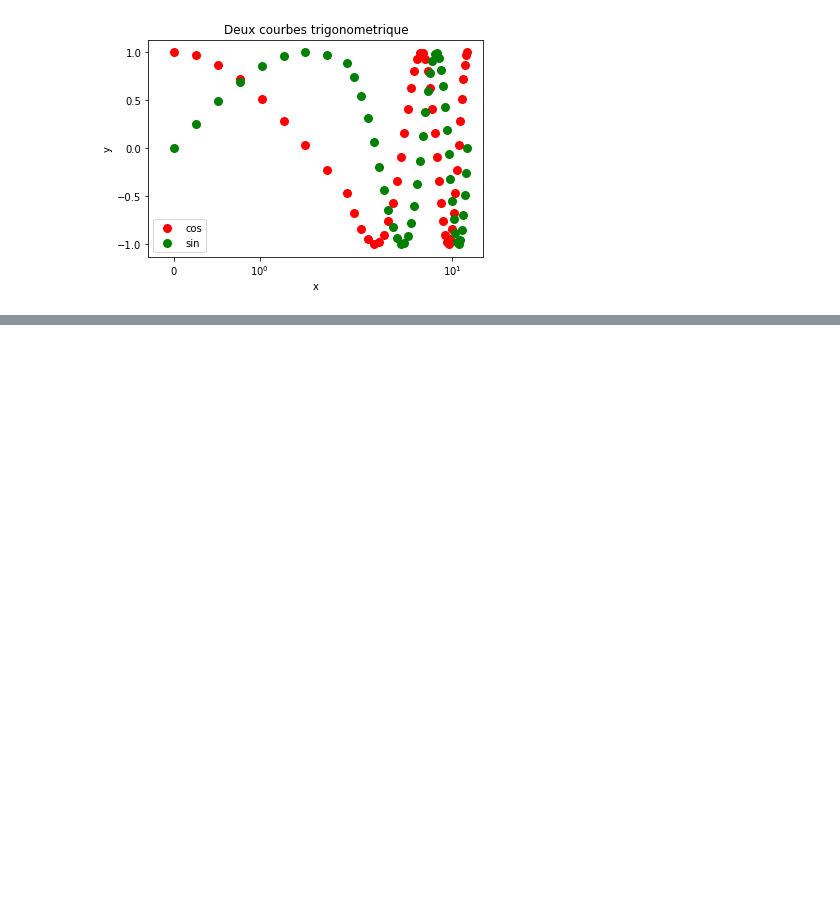
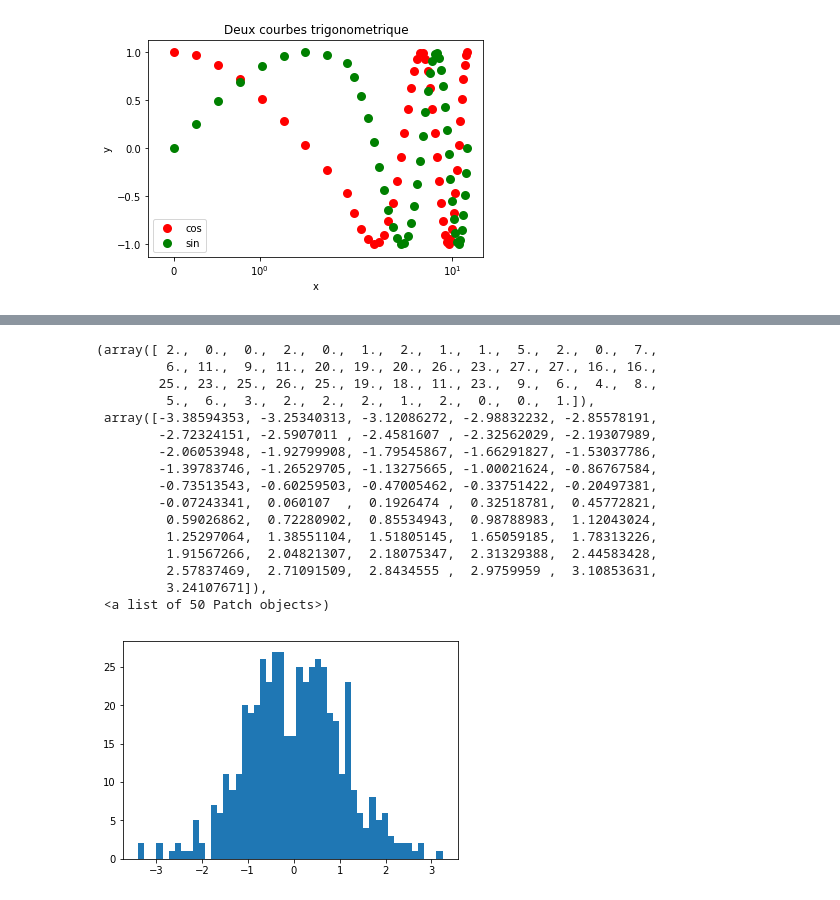
Before and after one commit to alexanderbuchholz/formation_utt, a Jupyter notebook: 2_matplotlib.ipynb, the cells around one changed output, grey strips where cells are left out. Saved outputs shown, nothing was run; the diff lists cells and outputs as text; code cells hidden in the pictures; blank space fills up the shorter version.

```diff
--- a/2_matplotlib.ipynb
+++ b/2_matplotlib.ipynb
@@ -44,0 +62,20 @@ plt.xscale('symlog')
+# %%
+plt.hist(X[1,:], bins=50)
+# %% [output]
+(array([ 2.,  0.,  0.,  2.,  0.,  1.,  2.,  1.,  1.,  5.,  2.,  0.,  7.,
+         6., 11.,  9., 11., 20., 19., 20., 26., 23., 27., 27., 16., 16.,
+        25., 23., 25., 26., 25., 19., 18., 11., 23.,  9.,  6.,  4.,  8.,
+         5.,  6.,  3.,  2.,  2.,  2.,  1.,  2.,  0.,  0.,  1.]),
+ array([-3.38594353, -3.25340313, -3.12086272, -2.98832232, -2.85578191,
+        -2.72324151, -2.5907011 , -2.4581607 , -2.32562029, -2.19307989,
+        -2.06053948, -1.92799908, -1.79545867, -1.66291827, -1.53037786,
+        -1.39783746, -1.26529705, -1.13275665, -1.00021624, -0.86767584,
+        -0.73513543, -0.60259503, -0.47005462, -0.33751422, -0.20497381,
+        -0.07243341,  0.060107  ,  0.1926474 ,  0.32518781,  0.45772821,
+         0.59026862,  0.72280902,  0.85534943,  0.98788983,  1.12043024,
+         1.25297064,  1.38551104,  1.51805145,  1.65059185,  1.78313226,
+         1.91567266,  2.04821307,  2.18075347,  2.31329388,  2.44583428,
+         2.57837469,  2.71091509,  2.8434555 ,  2.9759959 ,  3.10853631,
+         3.24107671]),
+ <a list of 50 Patch objects>)
+[figure, added]
```
Also changed, not shown: parts of 3 cells of this notebook.
